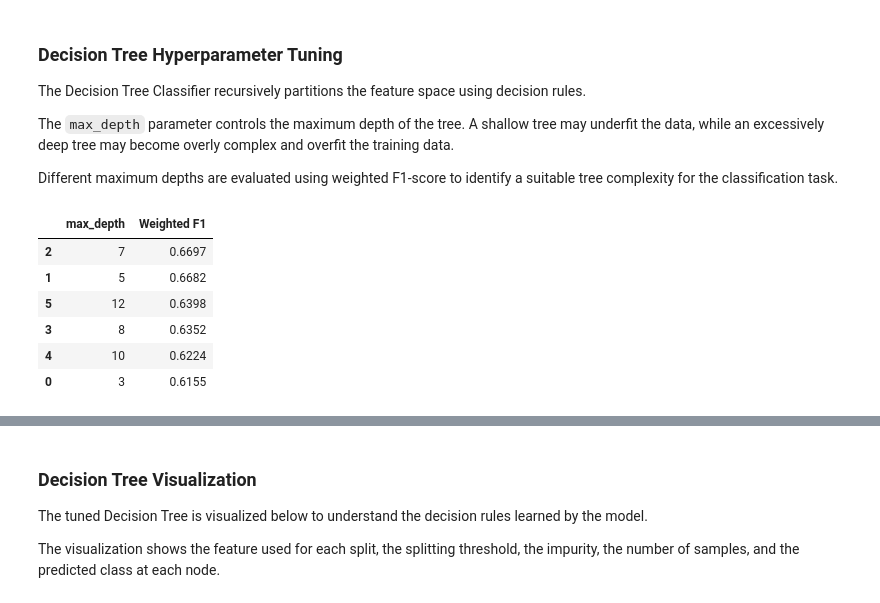
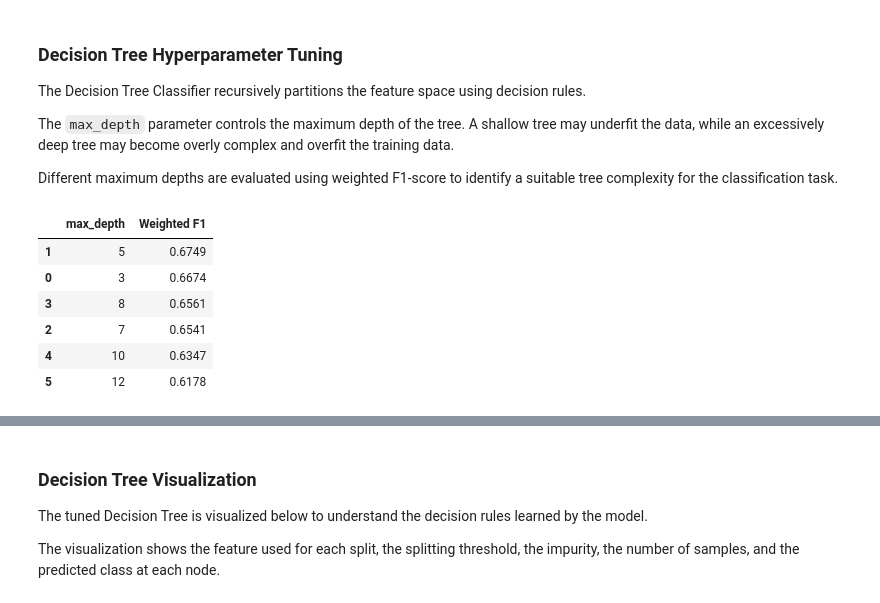
Before and after one commit to Vaishnavi090807/ML-Capstone-Project, a Jupyter notebook: notebooks/classification.ipynb, the cells around one changed output, grey strips where cells are left out. Saved outputs shown, nothing was run; the diff lists cells and outputs as text; code cells hidden in the pictures.

```diff
--- a/notebooks/classification.ipynb
+++ b/notebooks/classification.ipynb
@@ -1081,15 +1079,15 @@ rf_param_grid = {
 rf_grid = GridSearchCV(
     estimator=RandomForestClassifier(
         random_state=RANDOM_STATE,
-        n_jobs=-1
+        n_jobs=1
     ),
     param_grid=rf_param_grid,
     scoring='f1_weighted',
-    cv=5,
+    cv=GroupKFold(n_splits=5),
     n_jobs=-1
 )
 
-rf_grid.fit(X_train, y_train)
+rf_grid.fit(X_train, y_train, groups=train_df["mid"])
 
 print("Best Random Forest parameters:", rf_grid.best_params_)
 print("Best cross-validation weighted F1:", round(rf_grid.best_score_, 4))
@@ -1245,11 +1234,11 @@ adaboost_grid = GridSearchCV(
     ),
     param_grid=adaboost_param_grid,
     scoring='f1_weighted',
-    cv=5,
+    cv=GroupKFold(n_splits=5),
     n_jobs=-1
 )
 
-adaboost_grid.fit(X_train, y_train)
+adaboost_grid.fit(X_train, y_train, groups=train_df["mid"])
 
 print("Best AdaBoost parameters:", adaboost_grid.best_params_)
 print(
@@ -1412,11 +1392,11 @@ gb_grid = GridSearchCV(
     ),
     param_grid=gb_param_grid,
     scoring='f1_weighted',
-    cv=5,
+    cv=GroupKFold(n_splits=5),
     n_jobs=-1
 )
 
-gb_grid.fit(X_train, y_train)
+gb_grid.fit(X_train, y_train, groups=train_df["mid"])
 
 print("Best Gradient Boosting parameters:", gb_grid.best_params_)
 print(
@@ -1572,15 +1545,15 @@ bagging_grid = GridSearchCV(
             random_state=RANDOM_STATE
         ),
         random_state=RANDOM_STATE,
-        n_jobs=-1
+        n_jobs=1
     ),
     param_grid=bagging_param_grid,
     scoring='f1_weighted',
-    cv=5,
+    cv=GroupKFold(n_splits=5),
     n_jobs=-1
 )
 
-bagging_grid.fit(X_train, y_train)
+bagging_grid.fit(X_train, y_train, groups=train_df["mid"])
 
 print(
     "Best Bagging parameters:",
@@ -1915,52 +1830,35 @@ The `max_depth` parameter controls the maximum depth of the tree. A shallow tree
 
 Different maximum depths are evaluated using weighted F1-score to identify a suitable tree complexity for the classification task.
 # %%
+# Tune max_depth using grouped 5-fold CV on training matches only.
 from sklearn.tree import DecisionTreeClassifier
-from sklearn.metrics import f1_score
+from sklearn.model_selection import GridSearchCV, GroupKFold
 
-depth_values = [3, 5, 7, 8, 10, 12]
+dt_grid = GridSearchCV(
+    estimator=DecisionTreeClassifier(random_state=RANDOM_STATE),
+    param_grid={"max_depth": [3, 5, 7, 8, 10, 12]},
+    scoring="f1_weighted",
+    cv=GroupKFold(n_splits=5),
+    n_jobs=-1,
+    refit=True
+)
+dt_grid.fit(X_train, y_train, groups=train_df["mid"])
+dtree_tuned = dt_grid.best_estimator_
 
-dt_tuning_results = []
-
-for depth in depth_values:
-
-    model = DecisionTreeClassifier(
-        max_depth=depth,
-        random_state=RANDOM_STATE
-    )
-
-    model.fit(X_train, y_train)
-
-    y_pred = model.predict(X_test)
-
-    f1 = f1_score(
-        y_test,
-        y_pred,
-        average='weighted',
-        zero_division=0
-    )
-
-    dt_tuning_results.append({
-        "max_depth": depth,
-        "Weighted F1": f1,
-        "Model": model
-    })
-
-dt_tuning_df = pd.DataFrame(dt_tuning_results)
-
-dt_tuning_df[
-    ["max_depth", "Weighted F1"]
-].sort_values(
-    "Weighted F1",
-    ascending=False
+dt_tuning_df = pd.DataFrame({
+    "max_depth": dt_grid.cv_results_["param_max_depth"].astype(int),
+    "Weighted F1": dt_grid.cv_results_["mean_test_score"]
+})
+dt_tuning_df[["max_depth", "Weighted F1"]].sort_values(
+    "Weighted F1", ascending=False
 ).round(4)
 # %% [output]
 |  | max_depth | Weighted F1 |
-| 2 | 7 | 0.6697 |
-| 1 | 5 | 0.6682 |
-| 5 | 12 | 0.6398 |
-| 3 | 8 | 0.6352 |
-| 4 | 10 | 0.6224 |
-| 0 | 3 | 0.6155 |
+| 1 | 5 | 0.6749 |
+| 0 | 3 | 0.6674 |
+| 3 | 8 | 0.6561 |
+| 2 | 7 | 0.6541 |
+| 4 | 10 | 0.6347 |
+| 5 | 12 | 0.6178 |
 # %%
 best_dt_index = dt_tuning_df["Weighted F1"].idxmax()
```
Also changed, not shown: parts of 46 cells of this notebook, 2 other files.
